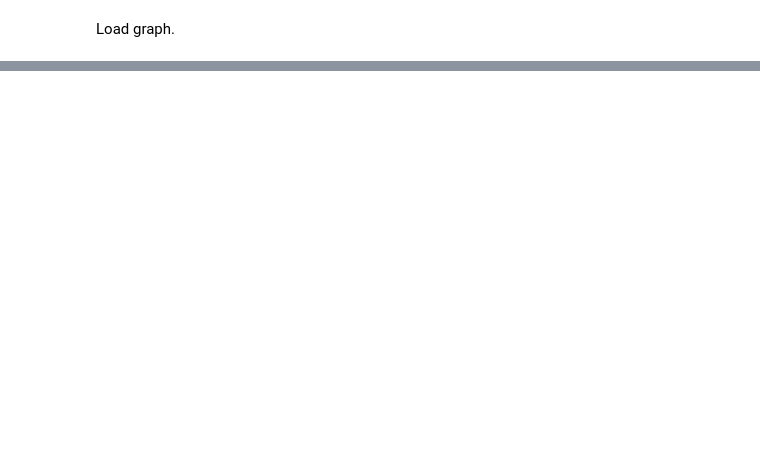
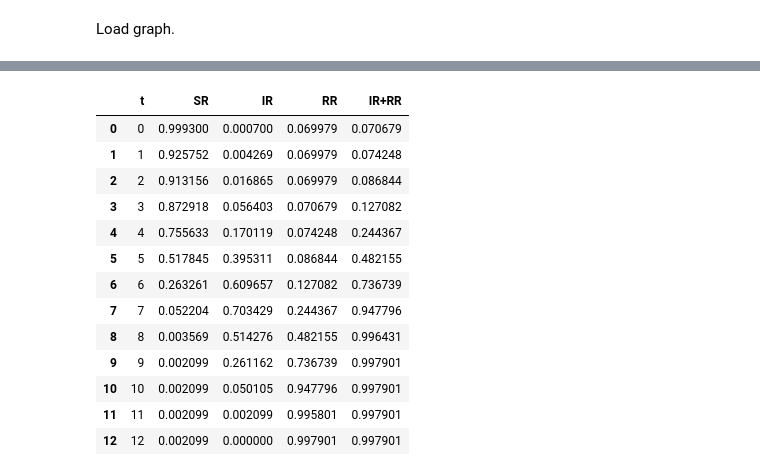
Before and after one commit to IdaUgilt/NA_project_facebook_friendships, a Jupyter notebook: immunity2.ipynb, the cells around one changed output, grey strips where cells are left out. Cells and saved outputs as stored; diff of their text form; code cells hidden in the pictures; blank space fills up the shorter version.

```diff
--- a/immunity2.ipynb
+++ b/immunity2.ipynb
@@ -118,0 +119,17 @@ plt.show()
+# %%
+data_frames[2][0]
+# %% [output]
+|  | t | SR | IR | RR | IR+RR |
+| 0 | 0 | 0.999300 | 0.000700 | 0.069979 | 0.070679 |
+| 1 | 1 | 0.925752 | 0.004269 | 0.069979 | 0.074248 |
+| 2 | 2 | 0.913156 | 0.016865 | 0.069979 | 0.086844 |
+| 3 | 3 | 0.872918 | 0.056403 | 0.070679 | 0.127082 |
+| 4 | 4 | 0.755633 | 0.170119 | 0.074248 | 0.244367 |
+| 5 | 5 | 0.517845 | 0.395311 | 0.086844 | 0.482155 |
+| 6 | 6 | 0.263261 | 0.609657 | 0.127082 | 0.736739 |
+| 7 | 7 | 0.052204 | 0.703429 | 0.244367 | 0.947796 |
+| 8 | 8 | 0.003569 | 0.514276 | 0.482155 | 0.996431 |
+| 9 | 9 | 0.002099 | 0.261162 | 0.736739 | 0.997901 |
+| 10 | 10 | 0.002099 | 0.050105 | 0.947796 | 0.997901 |
+| 11 | 11 | 0.002099 | 0.002099 | 0.995801 | 0.997901 |
+| 12 | 12 | 0.002099 | 0.000000 | 0.997901 | 0.997901 |
```
Also changed, not shown: parts of 4 cells of this notebook, 11 other files.
